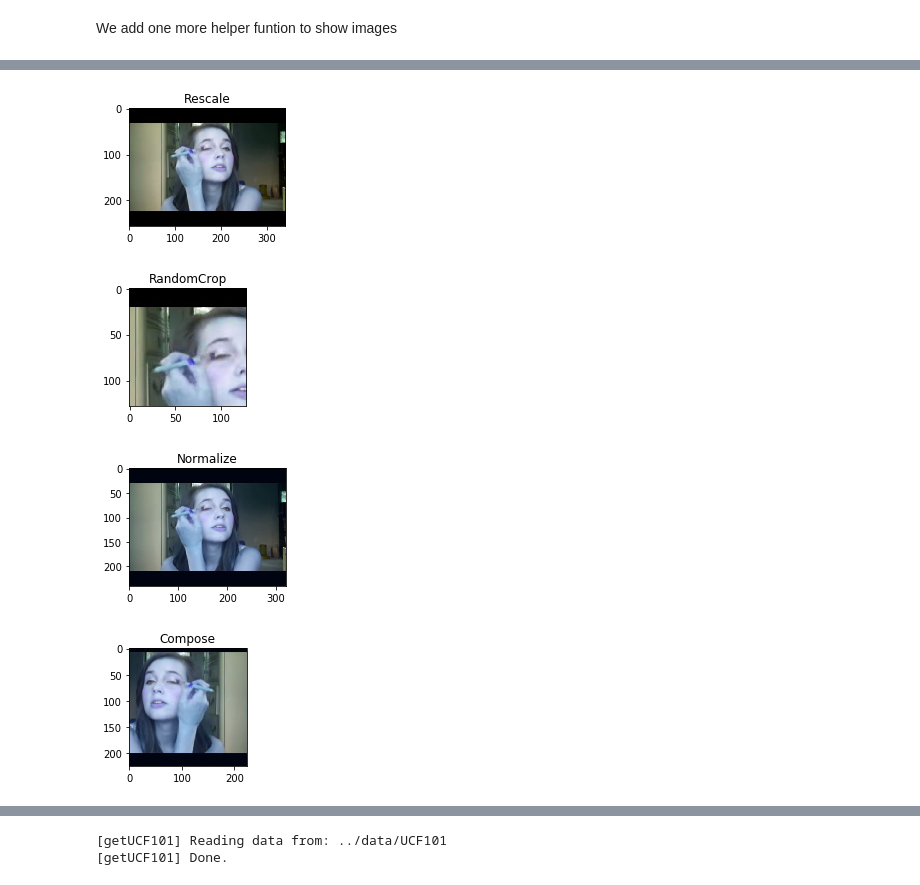
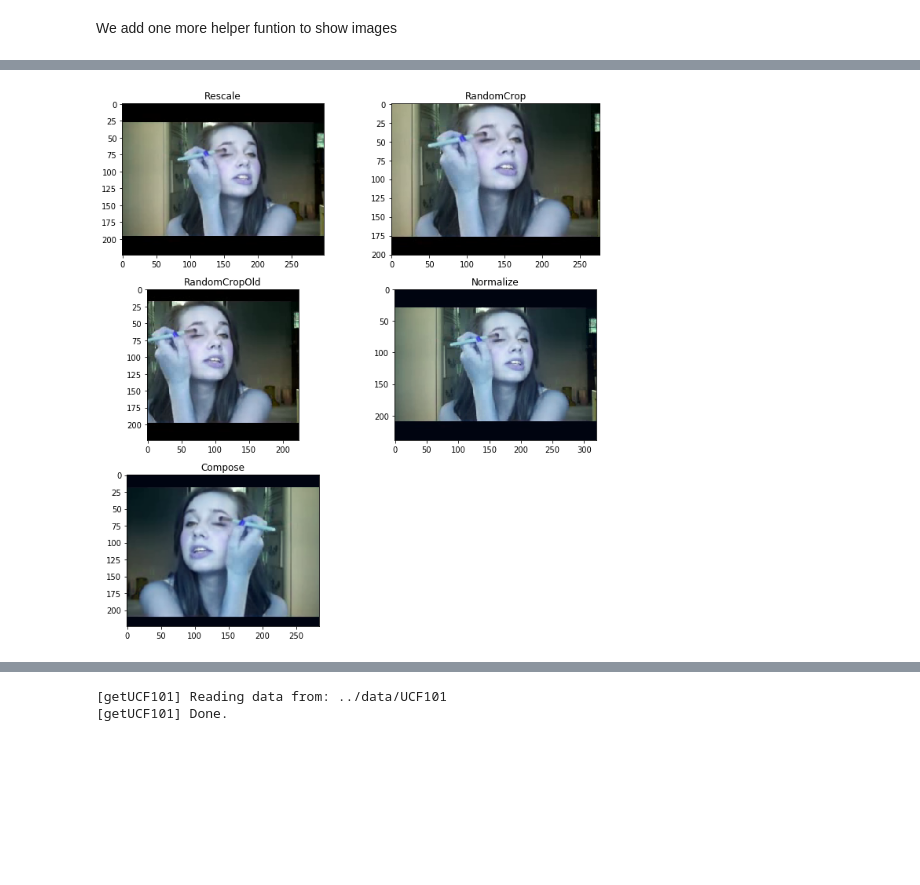
Before and after one commit to andreamunafo/friendly-robot, a Jupyter notebook: notebooks/09-action-detection-and-classification-in-videos.ipynb, the cells around one changed output, grey strips where cells are left out. Drawn from its saved outputs; the diff is of its cells as text; code cells hidden in the pictures; blank space fills up the shorter version.

```diff
--- a/notebooks/09-action-detection-and-classification-in-videos.ipynb
+++ b/notebooks/09-action-detection-and-classification-in-videos.ipynb
@@ -631,6 +706,24 @@ class RandomHorizontalFlip(object):
             image = cv2.flip(image, 1)  # one is horizontally
 
         return {'image': image, 'label': label}
+# %%
+class AddRandomBrightness(object):
+    """Randomly add brightness between a minimum and maximum value.
+    Saturates if needed. """
+
+    def __init__(self, b_offset = 15):
+        self.brightness = b_offset*2  # brightness +/- b_offset
+
+    def __call__(self, sample):
+        image, label = sample['image'], sample['label']
+
+        image += np.random.randint(self.brightness+1) - self.brightness/2.0
+
+        #saturates:
+        image[image>255] = 255.0
+        image[image<0]   = 0.0
+
+        return {'image': image, 'label': label}
 # %% [markdown]
 We add one more helper funtion to show images
 # %%
@@ -646,7 +739,6 @@ def show_image(image, label=None, normalize=True):
 
     plt.imshow(image)
     if label: plt.title(label)
-    plt.pause(0.001)  # pause a bit so that plots are updated
 # %%
 %matplotlib inline
 frame = loadFrame(base_directory/'UCF-101/ApplyEyeMakeup/v_ApplyEyeMakeup_g08_c01.avi', filetype='avi')
@@ -656,33 +748,35 @@ show_image(frame, 'ApplyEyeMakeup', normalize=True)
 # %%
 %matplotlib inline
 
 
-scale = Rescale(256)
-crop = RandomCrop(128)
-normalize = Normalize(mean = [0.485, 0.456, 0.406], std=[0.229, 0.224, 0.225])
+scale = Rescale(224)
+crop = RandomCrop(p_crop=1.0)
+cropOld = RandomCropOld(224)
+normalize = Normalize()
 
-composed = transforms.Compose([Rescale(256),
-                               RandomCrop(224),
+composed = transforms.Compose([RandomCrop(out_ratio=0.7, p_crop=1.0),
                                RandomHorizontalFlip(1.),
+                               Rescale(224),
+                               AddRandomBrightness(),
                                Normalize()])
 
+tsmf_list = [scale, crop, cropOld, normalize, composed]
+
 # Apply each of the above transforms on sample.
-fig = plt.figure()
 sample = {'image': loadFrame(base_directory/'UCF-101/ApplyEyeMakeup/v_ApplyEyeMakeup_g08_c01.avi', filetype='avi'),
           'label': 0}
 
-for i, tsfrm in enumerate([scale, crop, normalize, composed]):
+fig = plt.figure(figsize=(10,10))
+plt.subplots_adjust(left=0, right=0.5, bottom=0, top=0.5, hspace=0.05, wspace=0.05)
+
+for i, tsfrm in enumerate(tsmf_list):
     transformed_sample = tsfrm(sample)
 
-
-    ax = plt.subplot(2, 2, i + 1)
+    ax = plt.subplot(np.ceil(len(tsmf_list)/2), 2, i + 1)
     plt.tight_layout()
     ax.set_title(type(tsfrm).__name__)
 
     # to check that Normalize() is working, call the function below with normalize=False
-    show_image(**transformed_sample, normalize=True)
+    show_image(transformed_sample['image'], normalize=True)
 # %% [output]
-[figure, old version]
+[figure, new version]
-[figure, removed]
-[figure, removed]
-[figure, removed]
```
Also changed, not shown: parts of 27 cells of this notebook, 1 other file.
